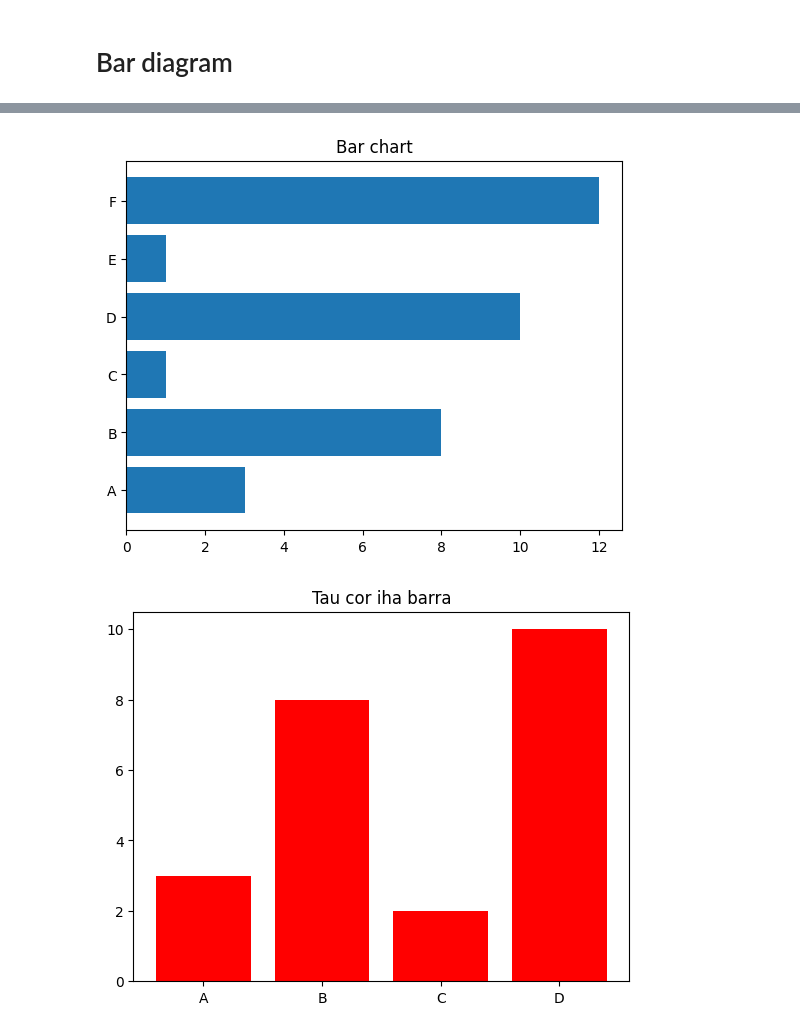
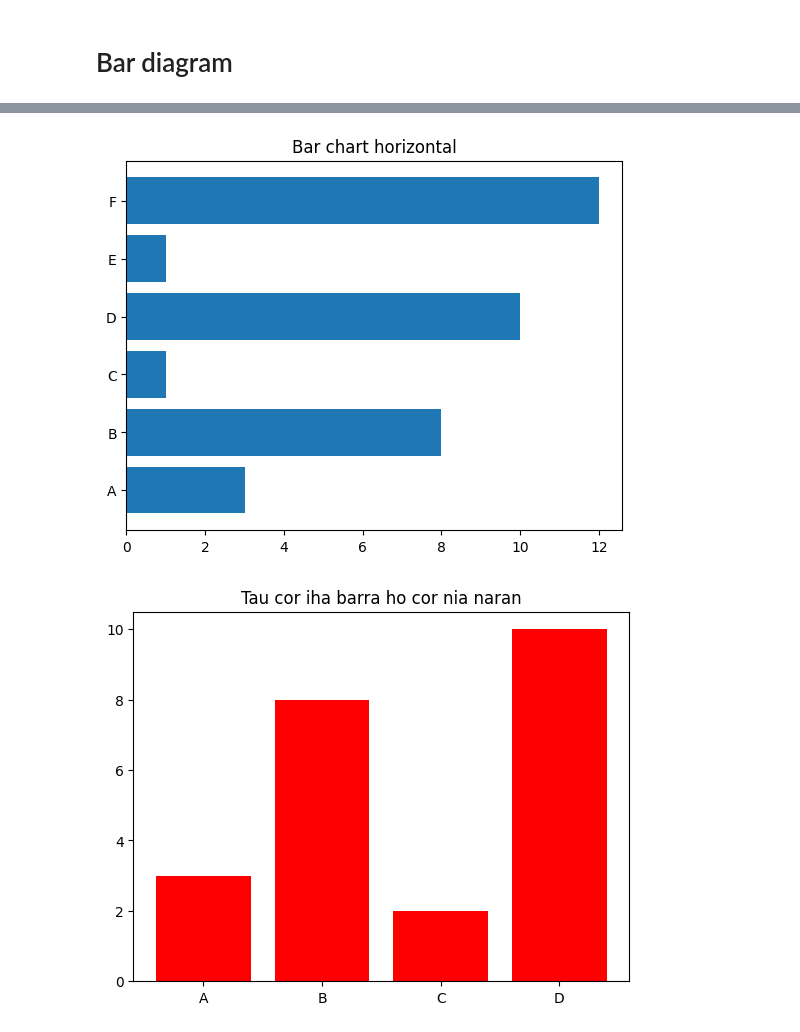
Before and after one commit to jeojildo/trainingdata, a Jupyter notebook: Visualizationtraining.ipynb, the cells around one changed output, grey strips where cells are left out. Cells and saved outputs as stored; diff of their text form; code cells hidden in the pictures.

```diff
--- a/Visualizationtraining.ipynb
+++ b/Visualizationtraining.ipynb
@@ -33,24 +39,24 @@ import numpy as np
 x = np.array(["A","B","C","D","E","F"])
 y = np.array([3,8,1,10,1,12])
 
-plt.title("Bar chart")
+plt.title("Bar chart horizontal")
 plt.barh(x,y)
 plt.show()
 # %% [output]
-[figure, old version]
+[figure, new version]
 # %%
 #vertical bar color name
 import matplotlib.pyplot as plt
 import numpy as np
 
 x = np.array(["A", "B", "C", "D"])
 y = np.array([3, 8, 2, 10])
 
-plt.title("Tau cor iha barra")
+plt.title("Tau cor iha barra ho cor nia naran")
 plt.bar(x, y, color = "red")
 plt.show()
 # %% [output]
-[figure, old version]
+[figure, new version]
 # %%
 #vertical bar hexa color name
 import matplotlib.pyplot as plt
```
Also changed, not shown: parts of 36 cells of this notebook.
